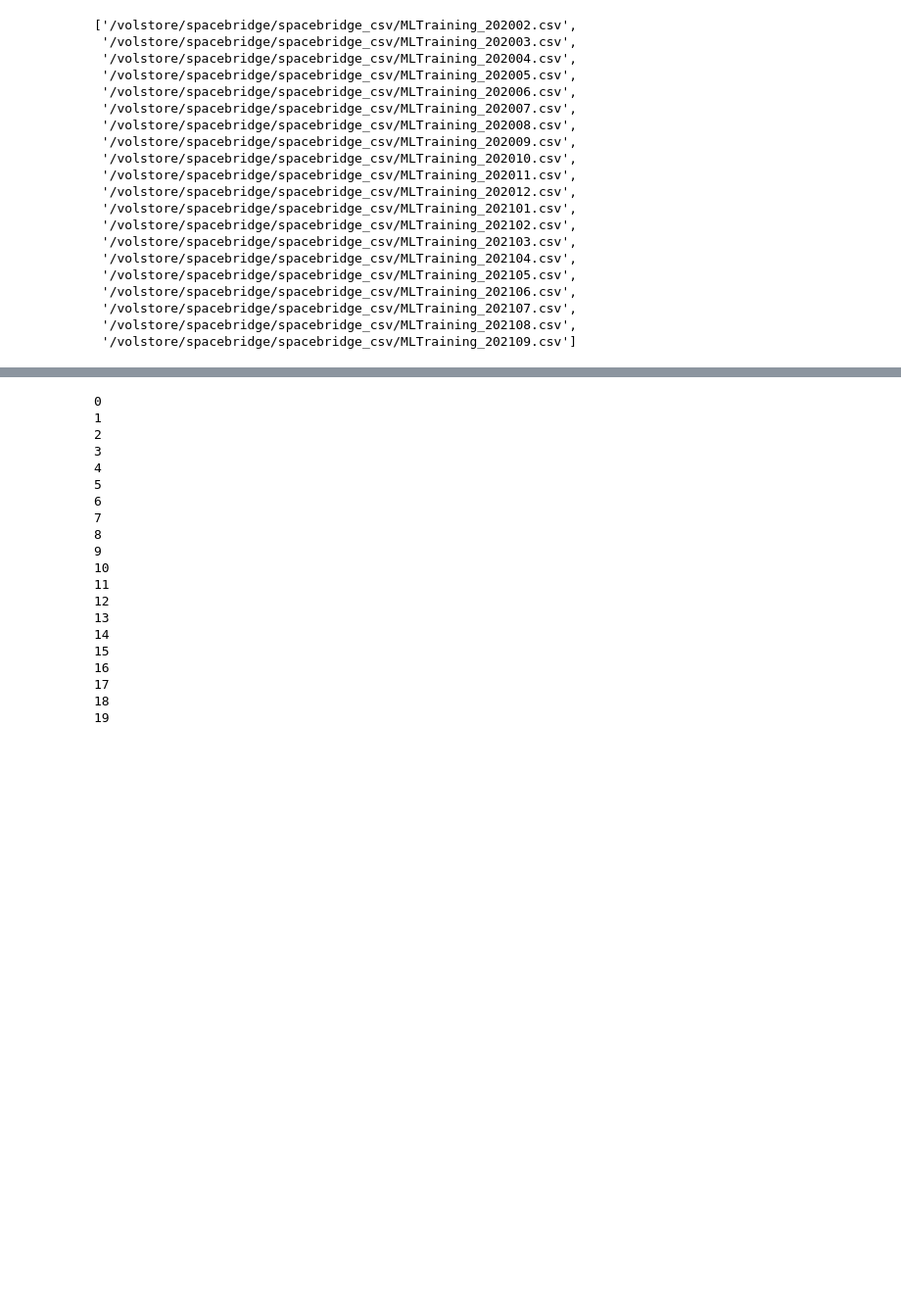
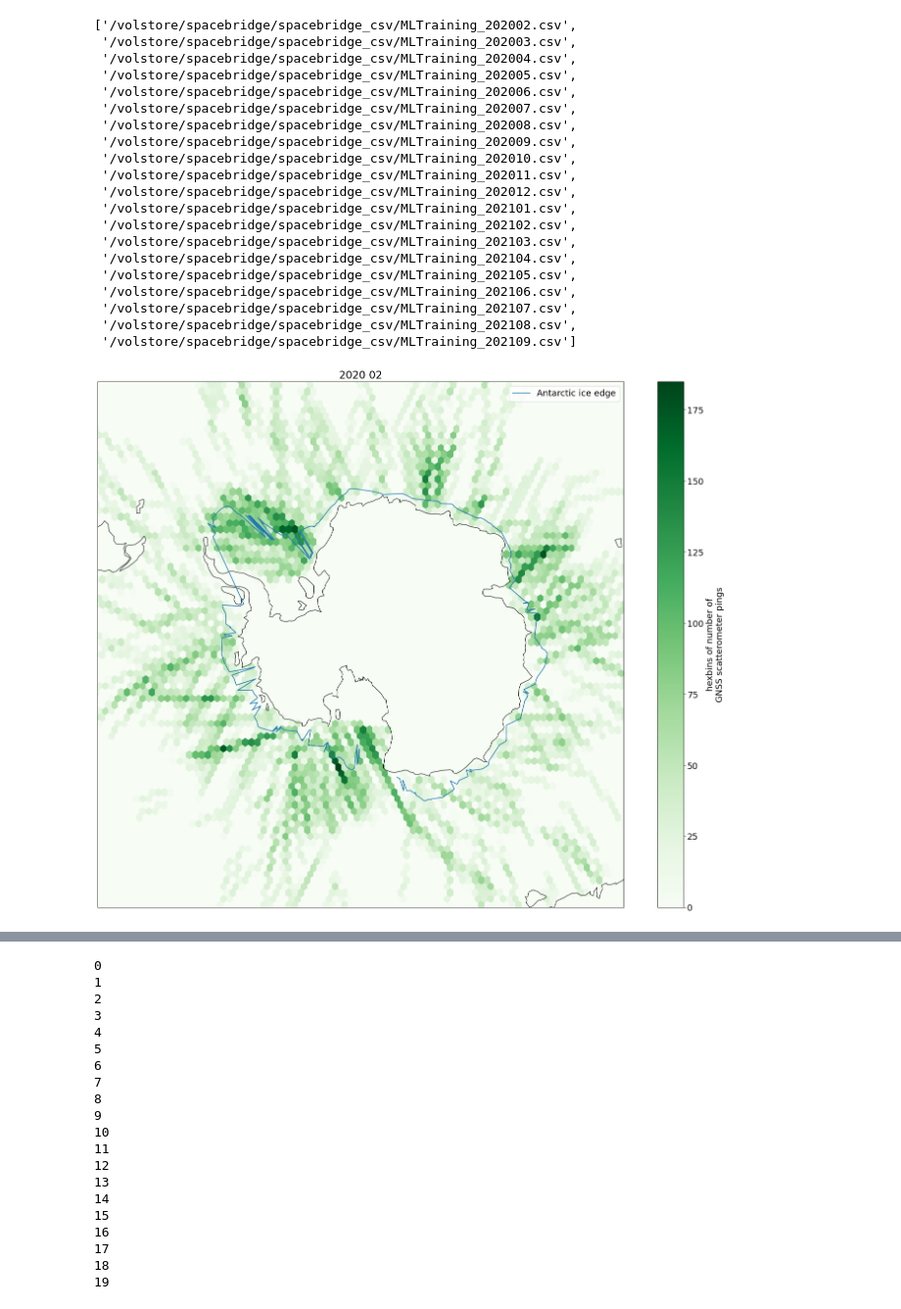
Before and after one commit to SteefanContractor/spacebridge, a Jupyter notebook: exploratory/data_wrangling.ipynb, the cells around one changed output, grey strips where cells are left out. Shown at 98% size. Drawn from its saved outputs; the diff is of its cells as text; code cells hidden in the pictures; blank space fills up the shorter version.

Commit message:
Fix plotting of polar coordinates of fast ice dataset

```diff
--- a/exploratory/data_wrangling.ipynb
+++ b/exploratory/data_wrangling.ipynb
@@ -77,3 +78,8 @@ class GNSS_meta(object):
             ax.plot(self.iceedge.lon,self.iceedge.lat,label='Antarctic ice edge', transform=ccrs.PlateCarree())
             if legend:
                 ax.legend()
+# %%
+f = GNSS_meta(files[0])
+f.plot()
+# %% [output]
+[figure, added]
```
Also changed, not shown: parts of 17 cells of this notebook.
